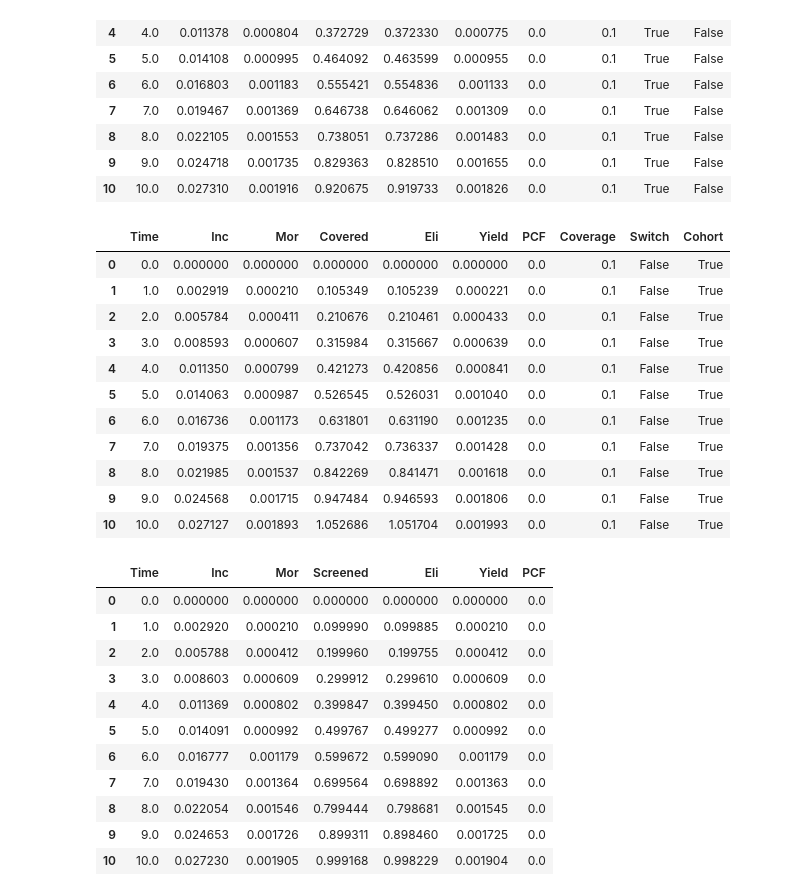
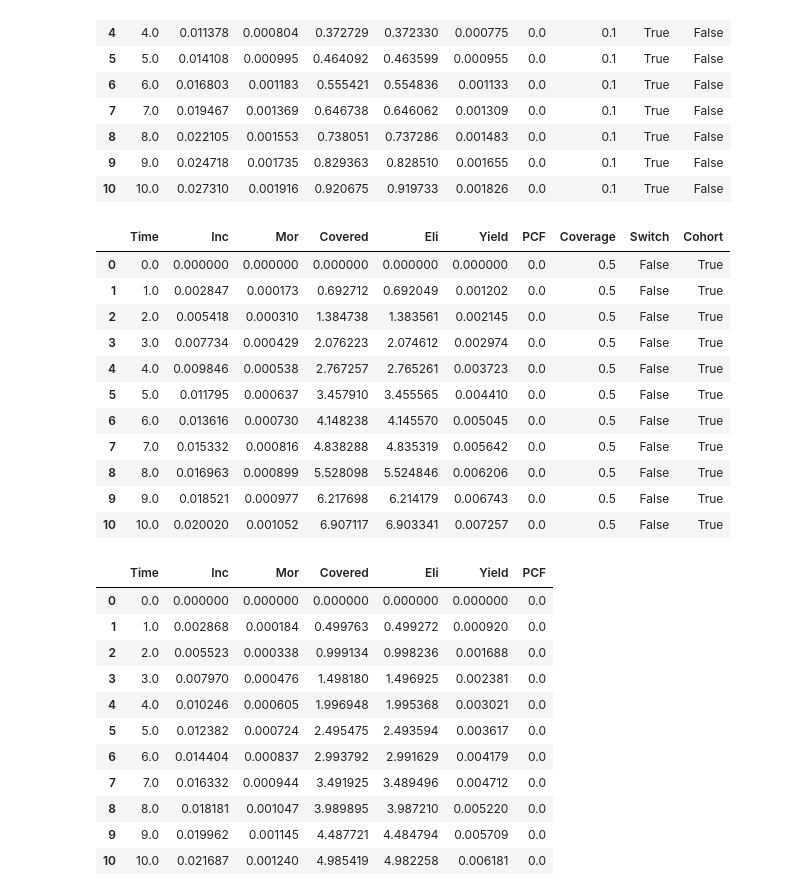
Before and after one commit to TimeWz667/IndTB_dx, a Jupyter notebook: notebooks/Coverage test.ipynb, the cells around one changed output. Cells and saved outputs as stored; diff of their text form; code cells hidden in the pictures.

```diff
--- a/notebooks/Coverage test.ipynb
+++ b/notebooks/Coverage test.ipynb
@@ -187,36 +183,36 @@ pd.DataFrame([model.mea(t, ys.sol(t)) for t in np.linspace(0, 10, 11)]).assign(*
 | 9 | 9.0 | 0.024718 | 0.001735 | 0.829363 | 0.828510 | 0.001655 | 0.0 | 0.1 | True | False |
 | 10 | 10.0 | 0.027310 | 0.001916 | 0.920675 | 0.919733 | 0.001826 | 0.0 | 0.1 | True | False |
 # %%
-acf = {'Coverage': 0.1, 'Switch': False, 'Cohort': True}
+acf = {'Coverage': 0.5, 'Switch': False, 'Cohort': True}
 
 ys = solve_ivp(model, t_span = [0, 10], y0 = ya0, args=(p, acf), dense_output=True)
 pd.DataFrame([model.mea(t, ys.sol(t)) for t in np.linspace(0, 10, 11)]).assign(**acf)
 # %% [output]
 |  | Time | Inc | Mor | Covered | Eli | Yield | PCF | Coverage | Switch | Cohort |
-| 0 | 0.0 | 0.000000 | 0.000000 | 0.000000 | 0.000000 | 0.000000 | 0.0 | 0.1 | False | True |
-| 1 | 1.0 | 0.002919 | 0.000210 | 0.105349 | 0.105239 | 0.000221 | 0.0 | 0.1 | False | True |
-| 2 | 2.0 | 0.005784 | 0.000411 | 0.210676 | 0.210461 | 0.000433 | 0.0 | 0.1 | False | True |
-| 3 | 3.0 | 0.008593 | 0.000607 | 0.315984 | 0.315667 | 0.000639 | 0.0 | 0.1 | False | True |
-| 4 | 4.0 | 0.011350 | 0.000799 | 0.421273 | 0.420856 | 0.000841 | 0.0 | 0.1 | False | True |
-| 5 | 5.0 | 0.014063 | 0.000987 | 0.526545 | 0.526031 | 0.001040 | 0.0 | 0.1 | False | True |
-| 6 | 6.0 | 0.016736 | 0.001173 | 0.631801 | 0.631190 | 0.001235 | 0.0 | 0.1 | False | True |
-| 7 | 7.0 | 0.019375 | 0.001356 | 0.737042 | 0.736337 | 0.001428 | 0.0 | 0.1 | False | True |
-| 8 | 8.0 | 0.021985 | 0.001537 | 0.842269 | 0.841471 | 0.001618 | 0.0 | 0.1 | False | True |
-| 9 | 9.0 | 0.024568 | 0.001715 | 0.947484 | 0.946593 | 0.001806 | 0.0 | 0.1 | False | True |
-| 10 | 10.0 | 0.027127 | 0.001893 | 1.052686 | 1.051704 | 0.001993 | 0.0 | 0.1 | False | True |
+| 0 | 0.0 | 0.000000 | 0.000000 | 0.000000 | 0.000000 | 0.000000 | 0.0 | 0.5 | False | True |
+| 1 | 1.0 | 0.002847 | 0.000173 | 0.692712 | 0.692049 | 0.001202 | 0.0 | 0.5 | False | True |
+| 2 | 2.0 | 0.005418 | 0.000310 | 1.384738 | 1.383561 | 0.002145 | 0.0 | 0.5 | False | True |
+| 3 | 3.0 | 0.007734 | 0.000429 | 2.076223 | 2.074612 | 0.002974 | 0.0 | 0.5 | False | True |
+| 4 | 4.0 | 0.009846 | 0.000538 | 2.767257 | 2.765261 | 0.003723 | 0.0 | 0.5 | False | True |
+| 5 | 5.0 | 0.011795 | 0.000637 | 3.457910 | 3.455565 | 0.004410 | 0.0 | 0.5 | False | True |
+| 6 | 6.0 | 0.013616 | 0.000730 | 4.148238 | 4.145570 | 0.005045 | 0.0 | 0.5 | False | True |
+| 7 | 7.0 | 0.015332 | 0.000816 | 4.838288 | 4.835319 | 0.005642 | 0.0 | 0.5 | False | True |
+| 8 | 8.0 | 0.016963 | 0.000899 | 5.528098 | 5.524846 | 0.006206 | 0.0 | 0.5 | False | True |
+| 9 | 9.0 | 0.018521 | 0.000977 | 6.217698 | 6.214179 | 0.006743 | 0.0 | 0.5 | False | True |
+| 10 | 10.0 | 0.020020 | 0.001052 | 6.907117 | 6.903341 | 0.007257 | 0.0 | 0.5 | False | True |
 # %%
-ys = solve_ivp(model, t_span = [0, 10], y0 = ya0, args=(p, {'Coverage': 0.1, 'Switch': False}), dense_output=True)
+ys = solve_ivp(model, t_span = [0, 10], y0 = ya0, args=(p, {'Coverage': 0.5, 'Switch': False, 'Cohort': False}), dense_output=True)
 pd.DataFrame([model.mea(t, ys.sol(t)) for t in np.linspace(0, 10, 11)])
 # %% [output]
-|  | Time | Inc | Mor | Screened | Eli | Yield | PCF |
+|  | Time | Inc | Mor | Covered | Eli | Yield | PCF |
 | 0 | 0.0 | 0.000000 | 0.000000 | 0.000000 | 0.000000 | 0.000000 | 0.0 |
-| 1 | 1.0 | 0.002920 | 0.000210 | 0.099990 | 0.099885 | 0.000210 | 0.0 |
-| 2 | 2.0 | 0.005788 | 0.000412 | 0.199960 | 0.199755 | 0.000412 | 0.0 |
-| 3 | 3.0 | 0.008603 | 0.000609 | 0.299912 | 0.299610 | 0.000609 | 0.0 |
-| 4 | 4.0 | 0.011369 | 0.000802 | 0.399847 | 0.399450 | 0.000802 | 0.0 |
-| 5 | 5.0 | 0.014091 | 0.000992 | 0.499767 | 0.499277 | 0.000992 | 0.0 |
-| 6 | 6.0 | 0.016777 | 0.001179 | 0.599672 | 0.599090 | 0.001179 | 0.0 |
-| 7 | 7.0 | 0.019430 | 0.001364 | 0.699564 | 0.698892 | 0.001363 | 0.0 |
-| 8 | 8.0 | 0.022054 | 0.001546 | 0.799444 | 0.798681 | 0.001545 | 0.0 |
-| 9 | 9.0 | 0.024653 | 0.001726 | 0.899311 | 0.898460 | 0.001725 | 0.0 |
-| 10 | 10.0 | 0.027230 | 0.001905 | 0.999168 | 0.998229 | 0.001904 | 0.0 |
+| 1 | 1.0 | 0.002868 | 0.000184 | 0.499763 | 0.499272 | 0.000920 | 0.0 |
+| 2 | 2.0 | 0.005523 | 0.000338 | 0.999134 | 0.998236 | 0.001688 | 0.0 |
+| 3 | 3.0 | 0.007970 | 0.000476 | 1.498180 | 1.496925 | 0.002381 | 0.0 |
+| 4 | 4.0 | 0.010246 | 0.000605 | 1.996948 | 1.995368 | 0.003021 | 0.0 |
+| 5 | 5.0 | 0.012382 | 0.000724 | 2.495475 | 2.493594 | 0.003617 | 0.0 |
+| 6 | 6.0 | 0.014404 | 0.000837 | 2.993792 | 2.991629 | 0.004179 | 0.0 |
+| 7 | 7.0 | 0.016332 | 0.000944 | 3.491925 | 3.489496 | 0.004712 | 0.0 |
+| 8 | 8.0 | 0.018181 | 0.001047 | 3.989895 | 3.987210 | 0.005220 | 0.0 |
+| 9 | 9.0 | 0.019962 | 0.001145 | 4.487721 | 4.484794 | 0.005709 | 0.0 |
+| 10 | 10.0 | 0.021687 | 0.001240 | 4.985419 | 4.982258 | 0.006181 | 0.0 |
```
Also changed, not shown: parts of 5 cells of this notebook, 3 other files.
